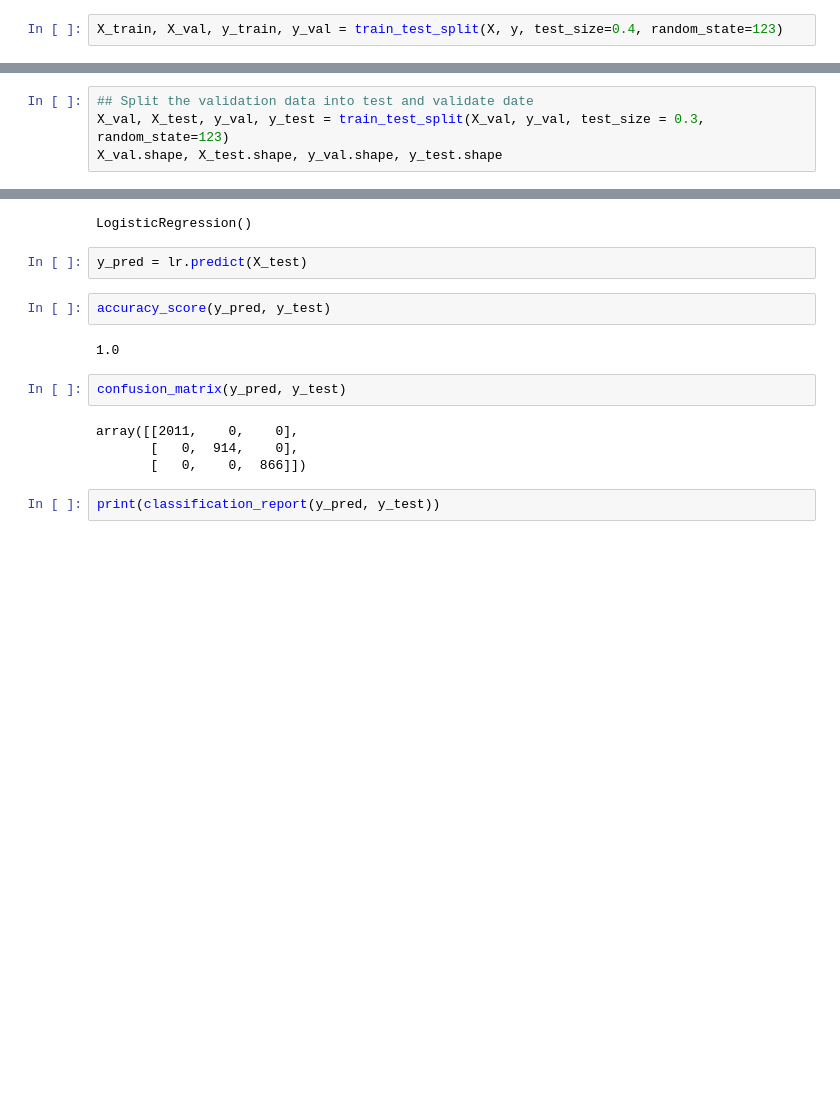
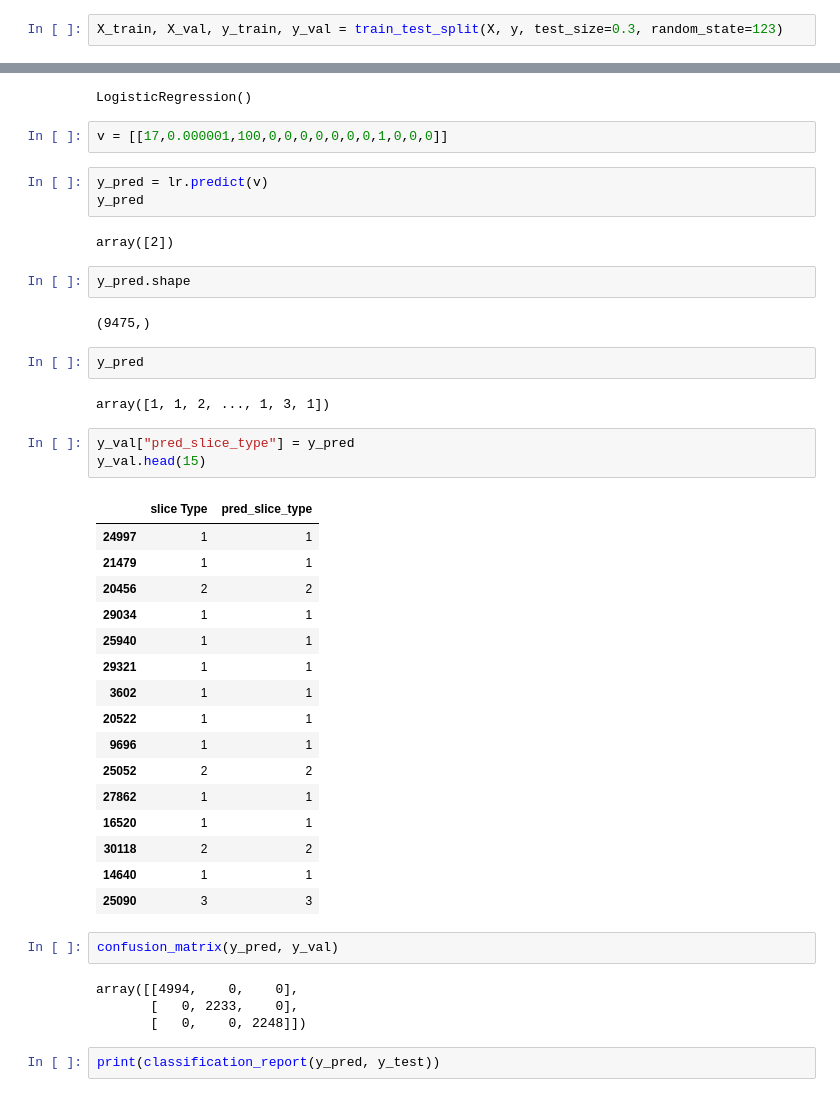
Before and after one commit to naresh5422/NetworkSlice, a Jupyter notebook: NetworkSlice_Prediction.ipynb, the cells around one changed output, grey strips where cells are left out. Cells and saved outputs as stored; diff of their text form; blank space fills up the shorter version.

```diff
--- a/NetworkSlice_Prediction.ipynb
+++ b/NetworkSlice_Prediction.ipynb
@@ -410,7 +414,7 @@ X.shape
 # %%
 from sklearn.model_selection import train_test_split
 # %%
-X_train, X_val, y_train, y_val = train_test_split(X, y, test_size=0.4, random_state=123)
+X_train, X_val, y_train, y_val = train_test_split(X, y, test_size=0.3, random_state=123)
 # %%
 X_train.shape, X_val.shape, y_train.shape, y_val.shape
 # %% [output]
@@ -418,4 +421,0 @@ X_train.shape, X_val.shape, y_train.shape, y_val.shape
-# %%
-## Split the validation data into test and validate date
-X_val, X_test, y_val, y_test = train_test_split(X_val, y_val, test_size = 0.3, random_state=123)
-X_val.shape, X_test.shape, y_val.shape, y_test.shape
@@ -451,18 +455,47 @@ Please also refer to the documentation for alternative solver options:
     https://scikit-learn.org/stable/modules/linear_model.html#logistic-regression
   n_iter_i = _check_optimize_result(
 LogisticRegression()
+# %%
+v = [[17,0.000001,100,0,0,0,0,0,0,0,1,0,0,0]]
 # %%
-y_pred = lr.predict(X_test)
+y_pred = lr.predict(v)
+y_pred
+# %% [output]
+array([2])
-# %%
-accuracy_score(y_pred, y_test)
-# %% [output]
-1.0
+# %%
+y_pred.shape
+# %% [output]
+(9475,)
+# %%
+y_pred
+# %% [output]
+array([1, 1, 2, ..., 1, 3, 1])
+# %%
+y_val["pred_slice_type"] = y_pred
+y_val.head(15)
+# %% [output]
+|  | slice Type | pred_slice_type |
+| 24997 | 1 | 1 |
+| 21479 | 1 | 1 |
+| 20456 | 2 | 2 |
+| 29034 | 1 | 1 |
+| 25940 | 1 | 1 |
+| 29321 | 1 | 1 |
+| 3602 | 1 | 1 |
+| 20522 | 1 | 1 |
+| 9696 | 1 | 1 |
+| 25052 | 2 | 2 |
+| 27862 | 1 | 1 |
+| 16520 | 1 | 1 |
+| 30118 | 2 | 2 |
+| 14640 | 1 | 1 |
+| 25090 | 3 | 3 |
 # %%
-confusion_matrix(y_pred, y_test)
+confusion_matrix(y_pred, y_val)
 # %% [output]
-array([[2011,    0,    0],
-       [   0,  914,    0],
-       [   0,    0,  866]])
+array([[4994,    0,    0],
+       [   0, 2233,    0],
+       [   0,    0, 2248]])
 # %%
 print(classification_report(y_pred, y_test))
 # %% [output]
```
Also changed, not shown: parts of 35 cells of this notebook, 1 other file.
